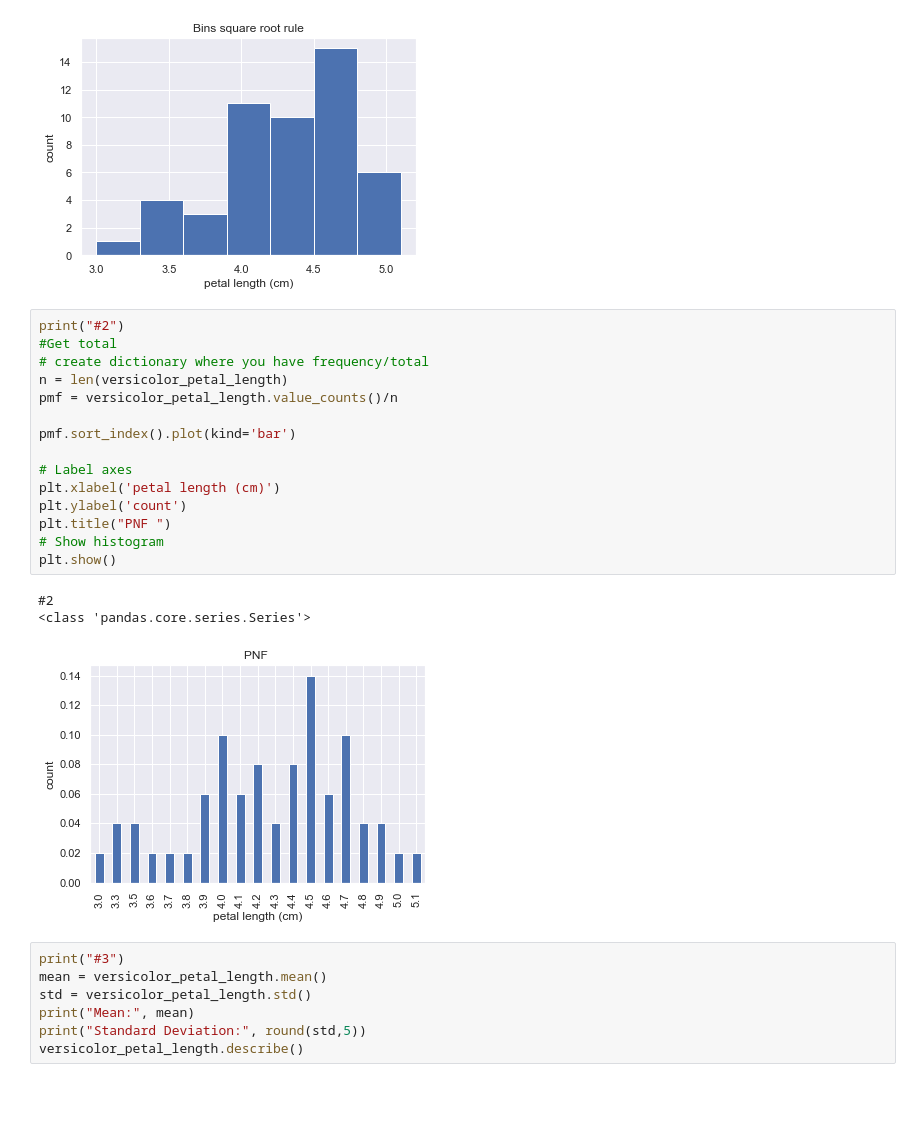
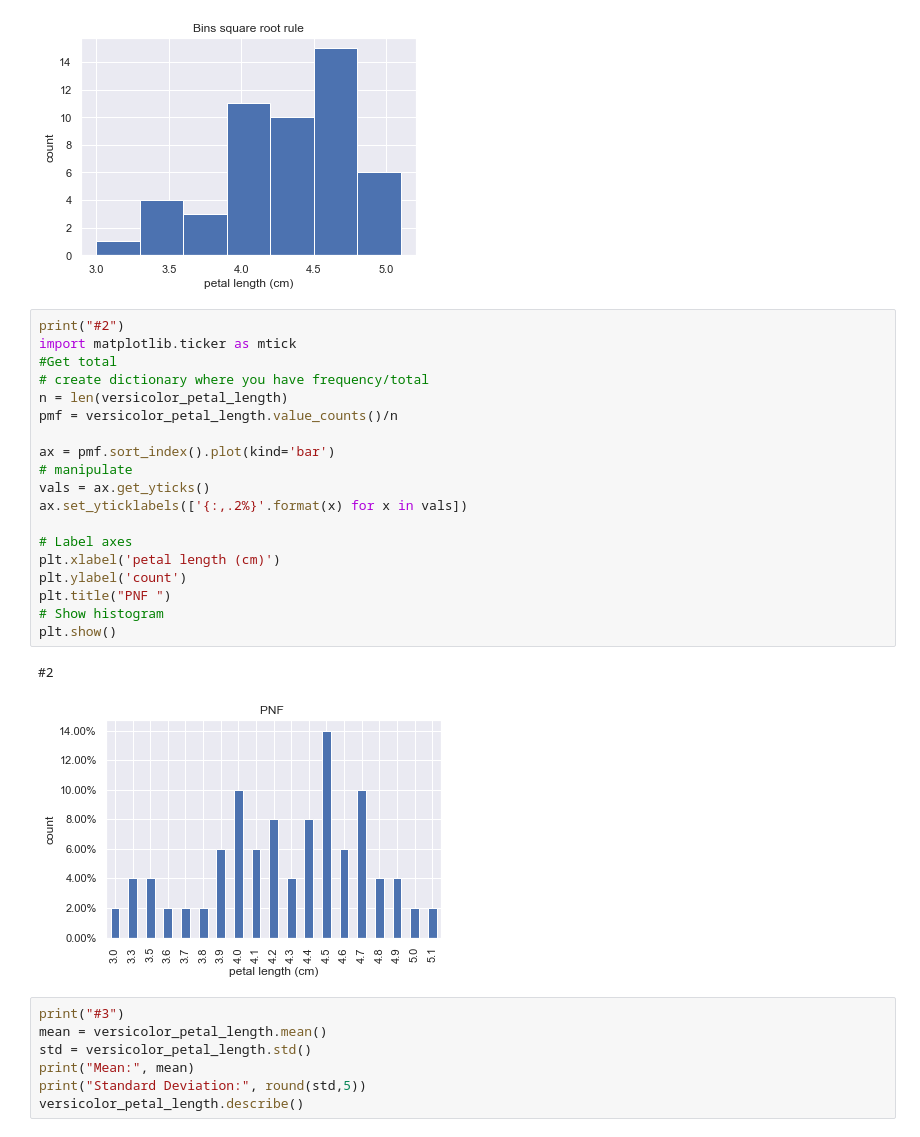
Before and after one commit to AdamCorbinFAUPhD/CAP5768-Intro-to-Data-Science, a Jupyter notebook: assignment_3/CAP5768_Assignment3_Corbin_Adam.ipynb, the cells around one changed output. Cells and saved outputs as stored; diff of their text form; blank space fills up the shorter version.

```diff
--- a/assignment_3/CAP5768_Assignment3_Corbin_Adam.ipynb
+++ b/assignment_3/CAP5768_Assignment3_Corbin_Adam.ipynb
@@ -104,23 +104,26 @@ plt.show()
 [figure]
 # %%
 print("#2")
+import matplotlib.ticker as mtick
 #Get total
 # create dictionary where you have frequency/total
 n = len(versicolor_petal_length)
 pmf = versicolor_petal_length.value_counts()/n
 
-pmf.sort_index().plot(kind='bar')
+ax = pmf.sort_index().plot(kind='bar')
+# manipulate
+vals = ax.get_yticks()
+ax.set_yticklabels(['{:,.2%}'.format(x) for x in vals])
 
 # Label axes
 plt.xlabel('petal length (cm)')
 plt.ylabel('count')
 plt.title("PNF ")
 # Show histogram
 plt.show()
 # %% [output]
 #2
-<class 'pandas.core.series.Series'>
-[figure, old version]
+[figure, new version]
 # %%
 print("#3")
 mean = versicolor_petal_length.mean()
```
Also changed, not shown: parts of 6 cells of this notebook.
